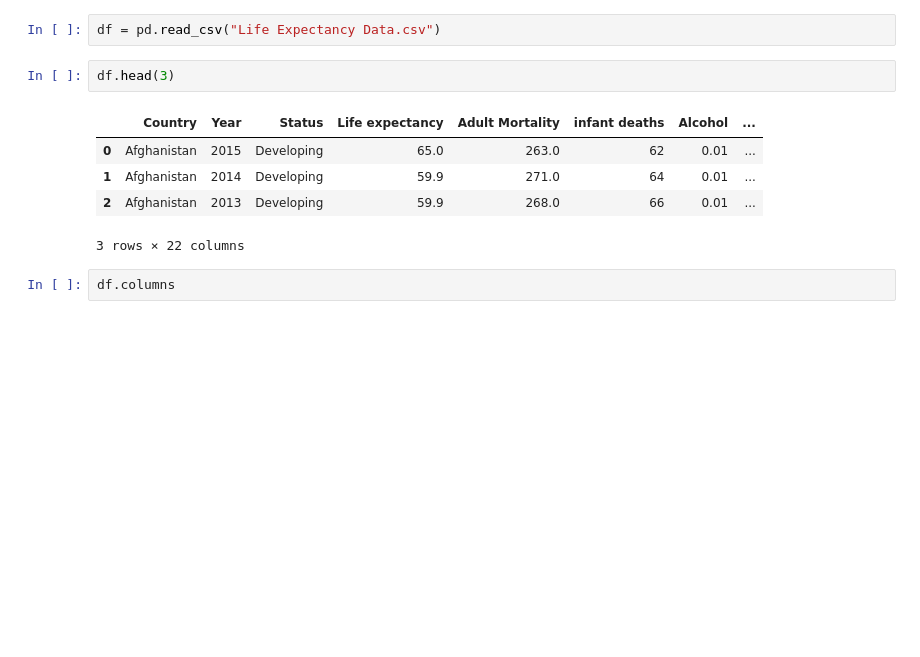
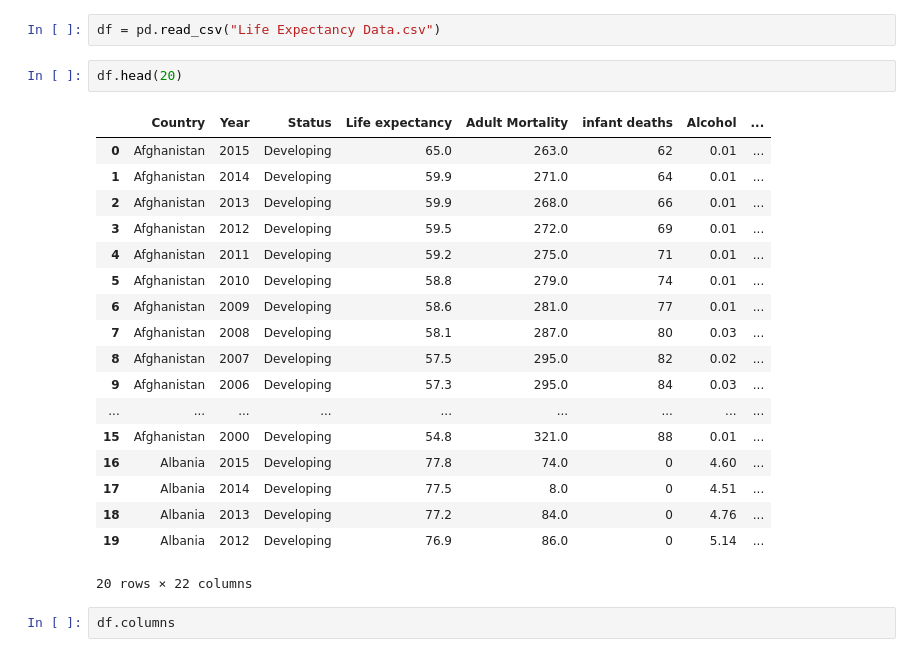
Before and after one commit to malakselimm/assignment-1, a Jupyter notebook: Assignment 1.ipynb, the cells around one changed output. Cells and saved outputs as stored; diff of their text form; blank space fills up the shorter version.

```diff
--- a/Assignment 1.ipynb
+++ b/Assignment 1.ipynb
@@ -7,13 +7,26 @@ import pandas as pd
 # %%
 df = pd.read_csv("Life Expectancy Data.csv")
 # %%
-df.head(3)
+df.head(20)
 # %% [output]
 |  | Country | Year | Status | Life expectancy | Adult Mortality | infant deaths | Alcohol | ... |
 | 0 | Afghanistan | 2015 | Developing | 65.0 | 263.0 | 62 | 0.01 | ... |
 | 1 | Afghanistan | 2014 | Developing | 59.9 | 271.0 | 64 | 0.01 | ... |
 | 2 | Afghanistan | 2013 | Developing | 59.9 | 268.0 | 66 | 0.01 | ... |
+| 3 | Afghanistan | 2012 | Developing | 59.5 | 272.0 | 69 | 0.01 | ... |
+| 4 | Afghanistan | 2011 | Developing | 59.2 | 275.0 | 71 | 0.01 | ... |
+| 5 | Afghanistan | 2010 | Developing | 58.8 | 279.0 | 74 | 0.01 | ... |
+| 6 | Afghanistan | 2009 | Developing | 58.6 | 281.0 | 77 | 0.01 | ... |
+| 7 | Afghanistan | 2008 | Developing | 58.1 | 287.0 | 80 | 0.03 | ... |
+| 8 | Afghanistan | 2007 | Developing | 57.5 | 295.0 | 82 | 0.02 | ... |
+| 9 | Afghanistan | 2006 | Developing | 57.3 | 295.0 | 84 | 0.03 | ... |
+| ... | ... | ... | ... | ... | ... | ... | ... | ... |
+| 15 | Afghanistan | 2000 | Developing | 54.8 | 321.0 | 88 | 0.01 | ... |
+| 16 | Albania | 2015 | Developing | 77.8 | 74.0 | 0 | 4.60 | ... |
+| 17 | Albania | 2014 | Developing | 77.5 | 8.0 | 0 | 4.51 | ... |
+| 18 | Albania | 2013 | Developing | 77.2 | 84.0 | 0 | 4.76 | ... |
+| 19 | Albania | 2012 | Developing | 76.9 | 86.0 | 0 | 5.14 | ... |
-3 rows × 22 columns
+20 rows × 22 columns
 # %%
 df.columns
 # %% [output]
```
Also changed, not shown: parts of 54 cells of this notebook.
